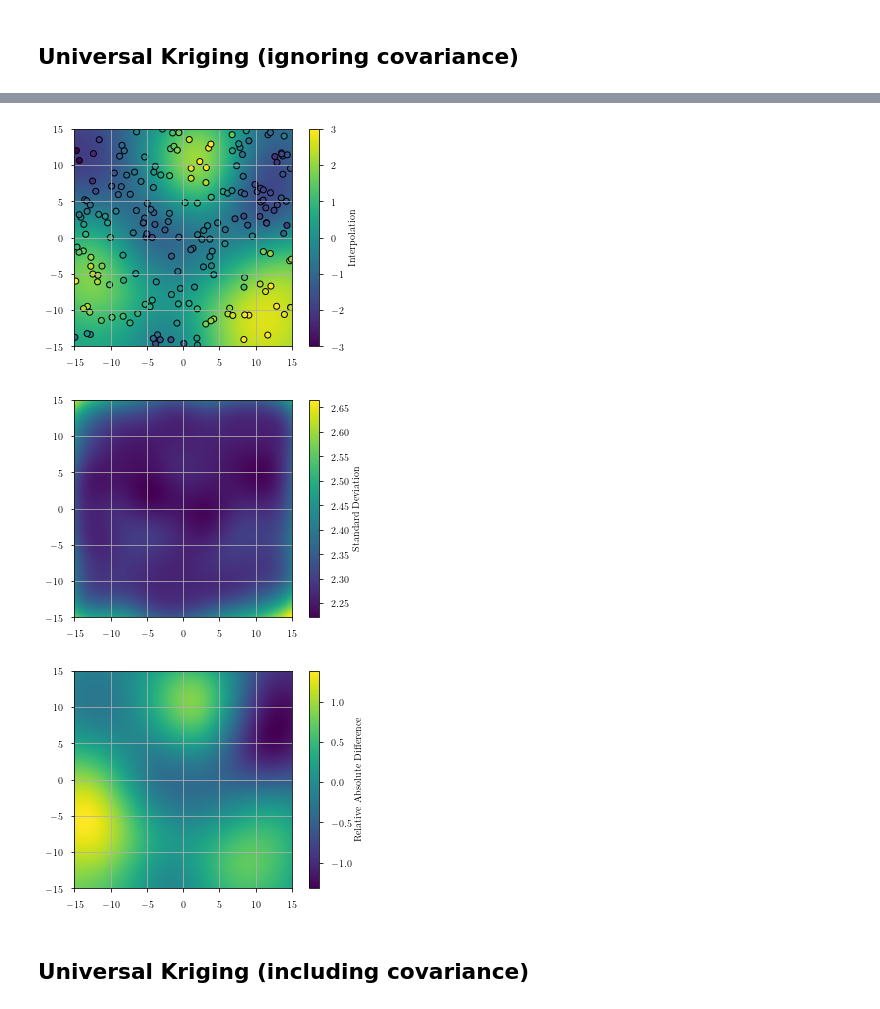
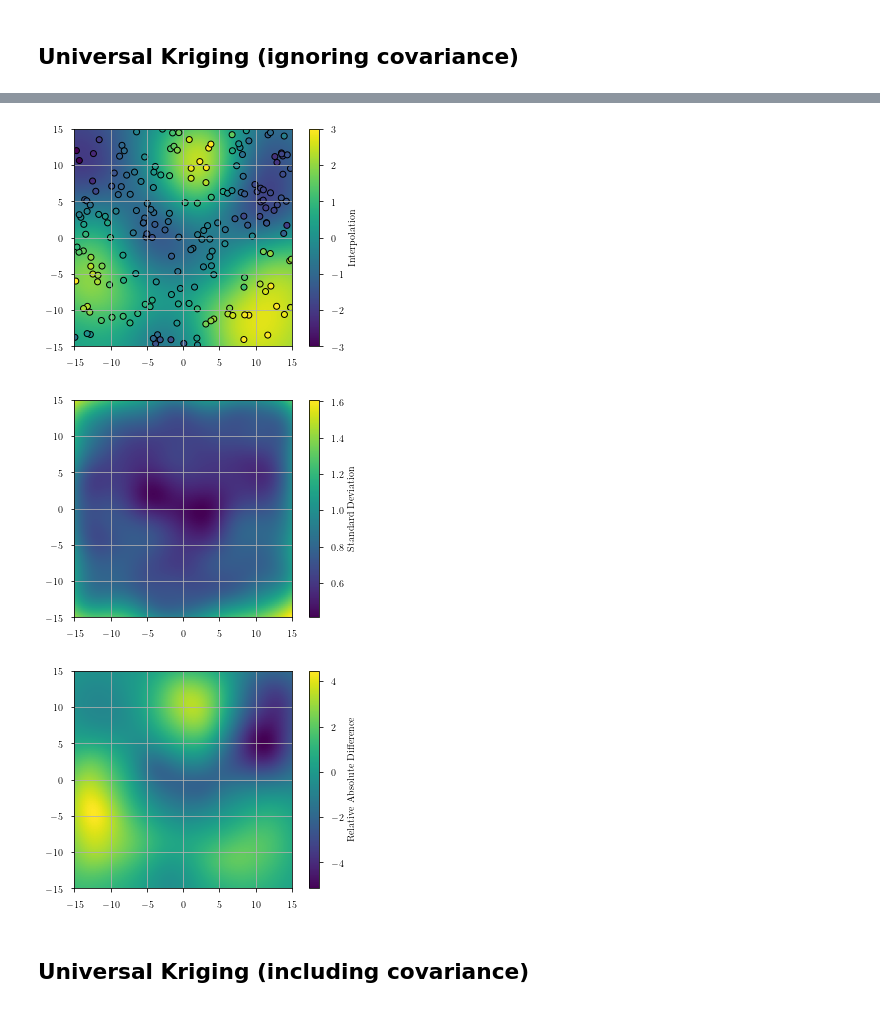
Before and after one commit to tvwenger/kriging, a Jupyter notebook: example/Universal Kriging with Correlated Data.ipynb, the cells around one changed output, grey strips where cells are left out. Drawn from its saved outputs; the diff is of its cells as text; code cells hidden in the pictures.

```diff
--- a/example/Universal Kriging with Correlated Data.ipynb
+++ b/example/Universal Kriging with Correlated Data.ipynb
@@ -73,7 +106,7 @@ plt.show()
 # %%
 # universal kriging (deg=1), ignoring covariance
 krig = kriging.Kriging(obs_pos, obs_data, e_obs_data=e_obs_data)
-semivariogram_fig, corner_fig = krig.fit(
-    model="gaussian", deg=1, nbins=10, nsims=1000, bin_number=False, lag_cutoff=0.5)
+variogram_fig = krig.fit(
+    model="gaussian", deg=1, nbins=10, bin_number=False, lag_cutoff=0.5)
 interp_data, interp_var = krig.interp(grid_pos)
 # %% [output]
@@ -82,24 +114,26 @@ interp_data, interp_var = krig.interp(grid_pos)
 # %%
 # plot interpolation
 plt.imshow(interp_data.reshape(xgrid.shape).T, origin='lower', extent=extent, vmin=-3, vmax=3)
 plt.scatter(obs_pos[:, 0], obs_pos[:, 1], c=obs_data, edgecolor='k', marker='o', vmin=-3, vmax=3)
 plt.colorbar(label="Interpolation")
 plt.show()
 
 # plot standard deviation
 interp_std = np.sqrt(interp_var)
+# catch exceptionally small std
+interp_std[interp_std < 0.01] = 0.01
 plt.imshow(interp_std.reshape(xgrid.shape).T, origin='lower', extent=extent)
 plt.colorbar(label="Standard Deviation")
 plt.show()
 
 # plot difference between interpolation and truth relative to standard deviation
 plt.imshow(((interp_data - true_data)/interp_std).reshape(xgrid.shape).T, origin='lower', extent=extent)
 plt.colorbar(label="Relative Absolute Difference")
 plt.show()
 # %% [output]
 [figure]
-[figure, old version]
+[figure, new version]
-[figure, old version]
+[figure, new version]
 # %% [markdown]
 ## Universal Kriging (including covariance)
 # %%
```
Also changed, not shown: parts of 7 cells of this notebook, 14 other files.
